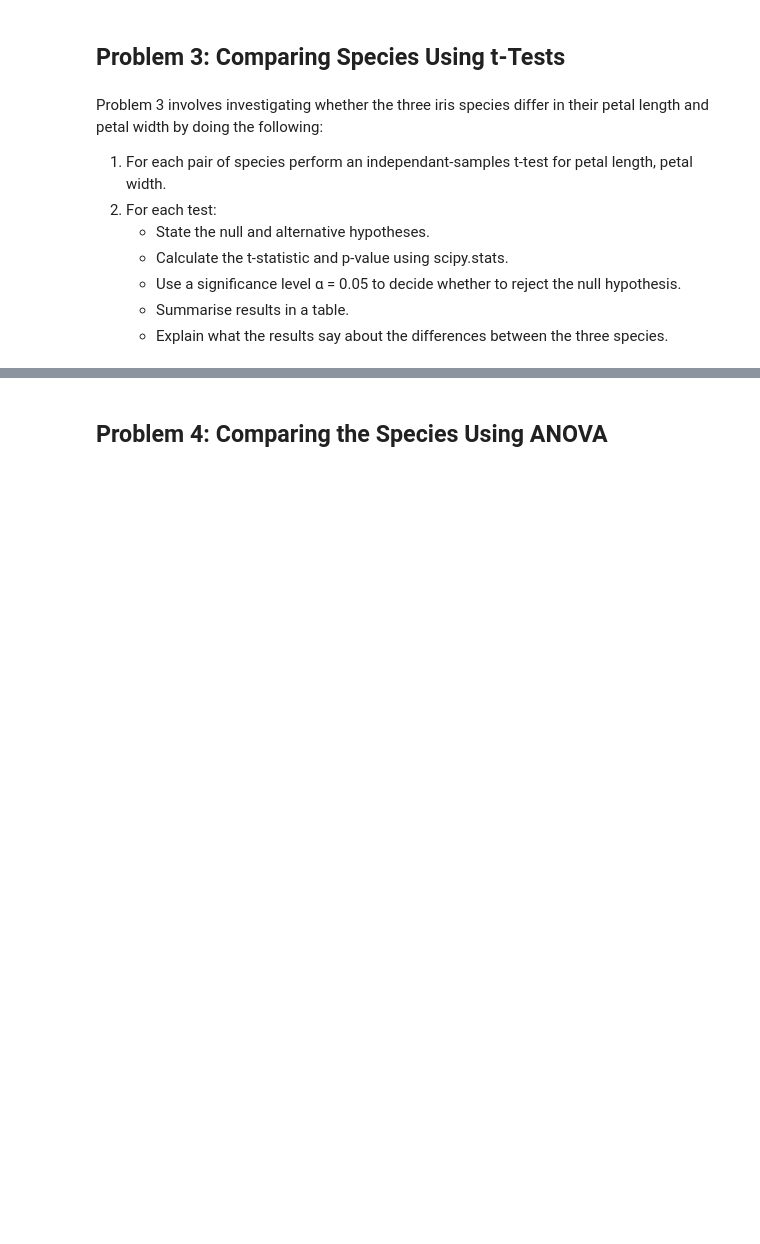
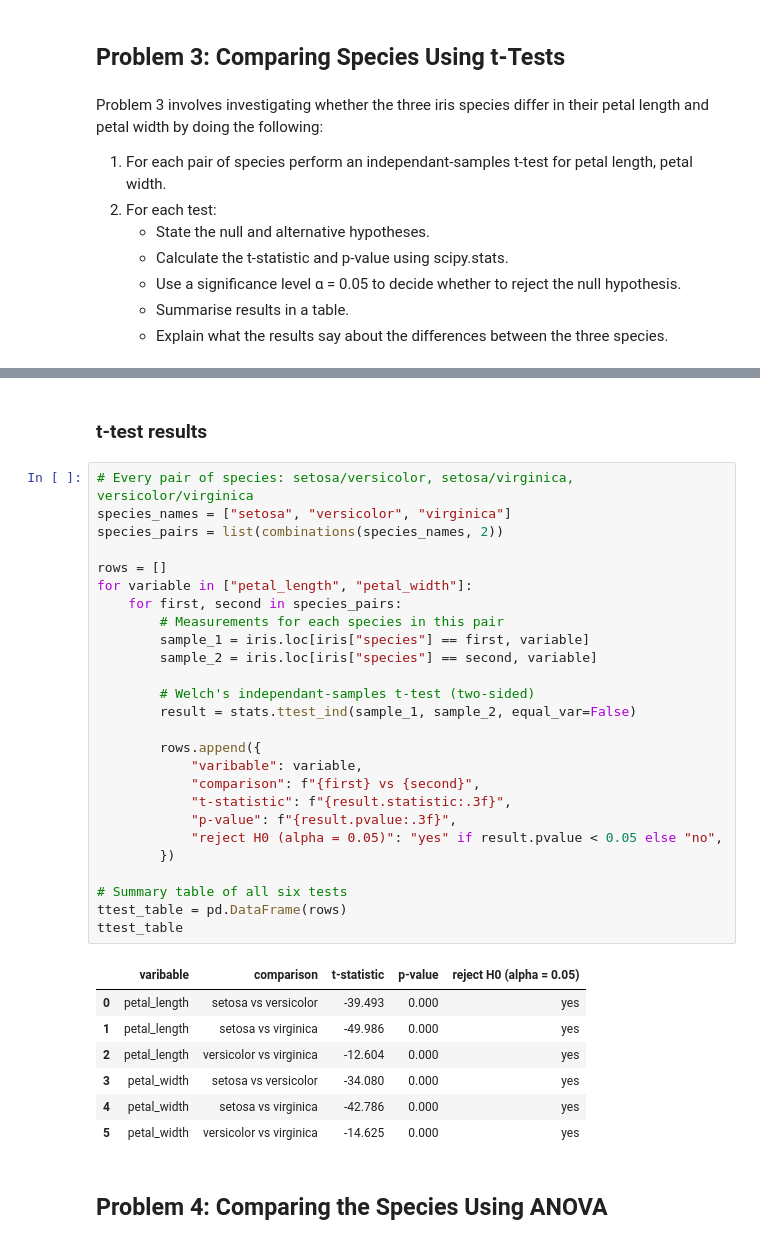
Before and after one commit to aiswarialajan124-png/appstat-assessment, a Jupyter notebook: problems.ipynb, the cells around one changed output, grey strips where cells are left out. Saved outputs shown, nothing was run; the diff lists cells and outputs as text; blank space fills up the shorter version.

Commit message:
Add pairwise t-tests for petal length and width

```diff
--- a/problems.ipynb
+++ b/problems.ipynb
@@ -288,3 +299,39 @@ Problem 3 involves investigating whether the three iris species differ in their
+# %% [markdown]
+### t-test results
+# %%
+# Every pair of species: setosa/versicolor, setosa/virginica, versicolor/virginica
+species_names = ["setosa", "versicolor", "virginica"]
+species_pairs = list(combinations(species_names, 2))
+
+rows = []
+for variable in ["petal_length", "petal_width"]:
+    for first, second in species_pairs:
+        # Measurements for each species in this pair
+        sample_1 = iris.loc[iris["species"] == first, variable]
+        sample_2 = iris.loc[iris["species"] == second, variable]
+
+        # Welch's independant-samples t-test (two-sided)
+        result = stats.ttest_ind(sample_1, sample_2, equal_var=False)
+
+        rows.append({
+            "varibable": variable,
+            "comparison": f"{first} vs {second}",
+            "t-statistic": f"{result.statistic:.3f}",
+            "p-value": f"{result.pvalue:.3f}",
+            "reject H0 (alpha = 0.05)": "yes" if result.pvalue < 0.05 else "no",
+        })
+
+# Summary table of all six tests
+ttest_table = pd.DataFrame(rows)
+ttest_table
+# %% [output]
+|  | varibable | comparison | t-statistic | p-value | reject H0 (alpha = 0.05) |
+| 0 | petal_length | setosa vs versicolor | -39.493 | 0.000 | yes |
+| 1 | petal_length | setosa vs virginica | -49.986 | 0.000 | yes |
+| 2 | petal_length | versicolor vs virginica | -12.604 | 0.000 | yes |
+| 3 | petal_width | setosa vs versicolor | -34.080 | 0.000 | yes |
+| 4 | petal_width | setosa vs virginica | -42.786 | 0.000 | yes |
+| 5 | petal_width | versicolor vs virginica | -14.625 | 0.000 | yes |
 # %% [markdown]
 ## Problem 4: Comparing the Species Using ANOVA
 # %% [markdown]
```
Also changed, not shown: parts of 2 cells of this notebook.
